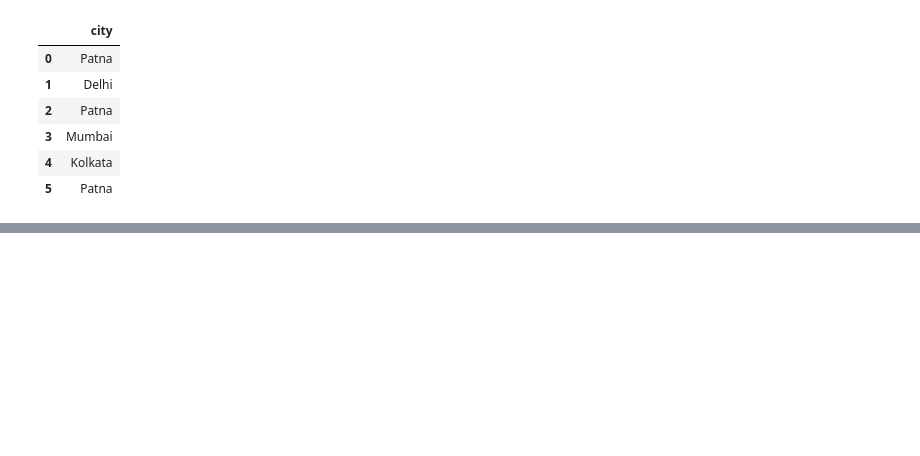
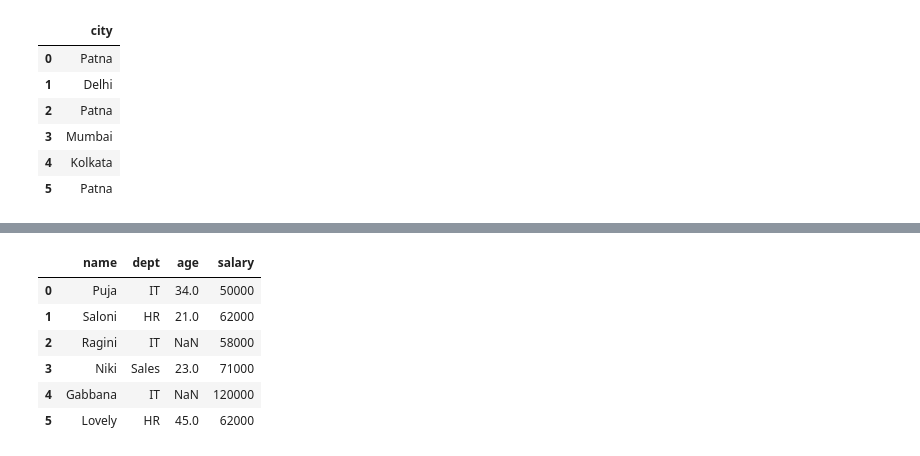
Before and after one commit to Ghanshyamsharma7/Python, a Jupyter notebook: Panda_dataframe.ipynb, the cells around one changed output, grey strips where cells are left out. Drawn from its saved outputs; the diff is of its cells as text; code cells hidden in the pictures; blank space fills up the shorter version.

```diff
--- a/Panda_dataframe.ipynb
+++ b/Panda_dataframe.ipynb
@@ -209,0 +291,10 @@ df[["city"]]  #returns column as a dataframe
+# %%
+df.loc[:,["name","dept","age","salary"]]
+# %% [output]
+|  | name | dept | age | salary |
+| 0 | Puja | IT | 34.0 | 50000 |
+| 1 | Saloni | HR | 21.0 | 62000 |
+| 2 | Ragini | IT | NaN | 58000 |
+| 3 | Niki | Sales | 23.0 | 71000 |
+| 4 | Gabbana | IT | NaN | 120000 |
+| 5 | Lovely | HR | 45.0 | 62000 |
```
Also changed, not shown: parts of 17 cells of this notebook.
